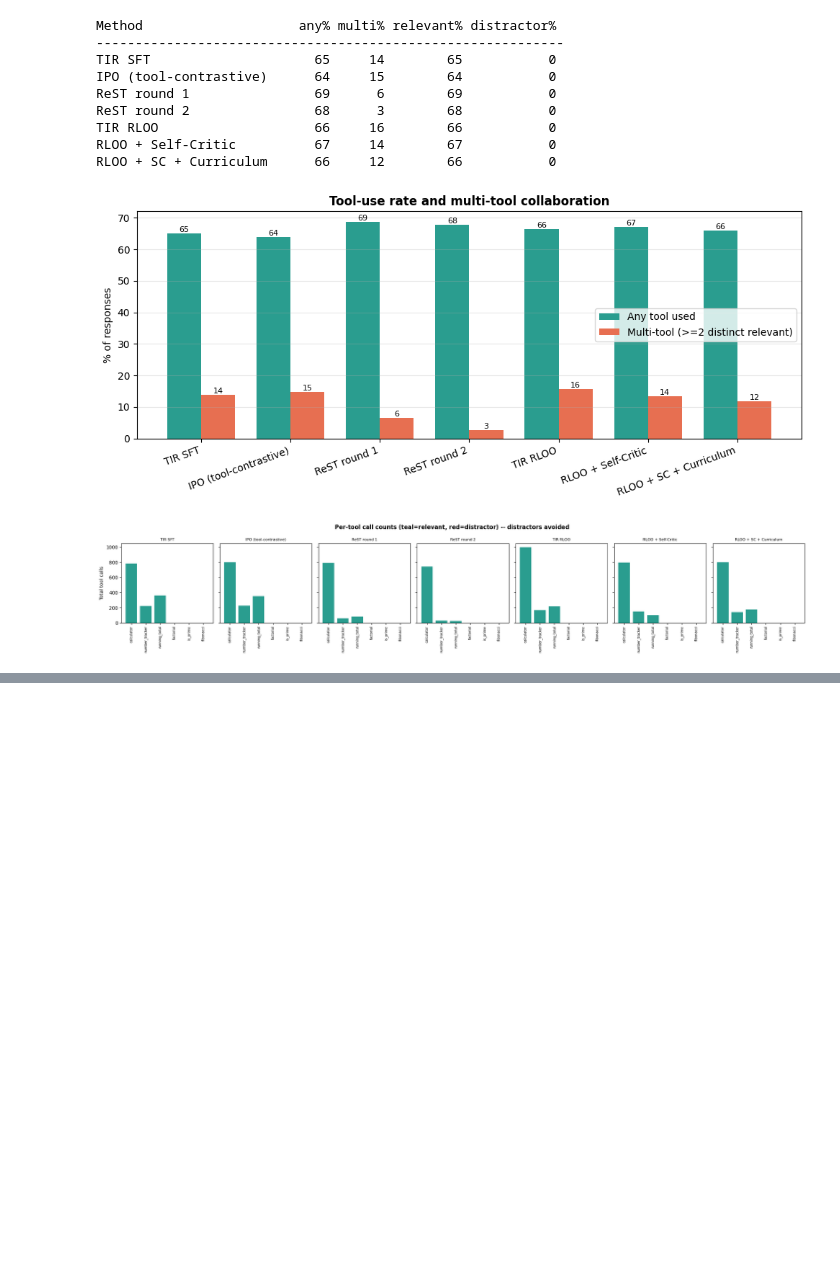
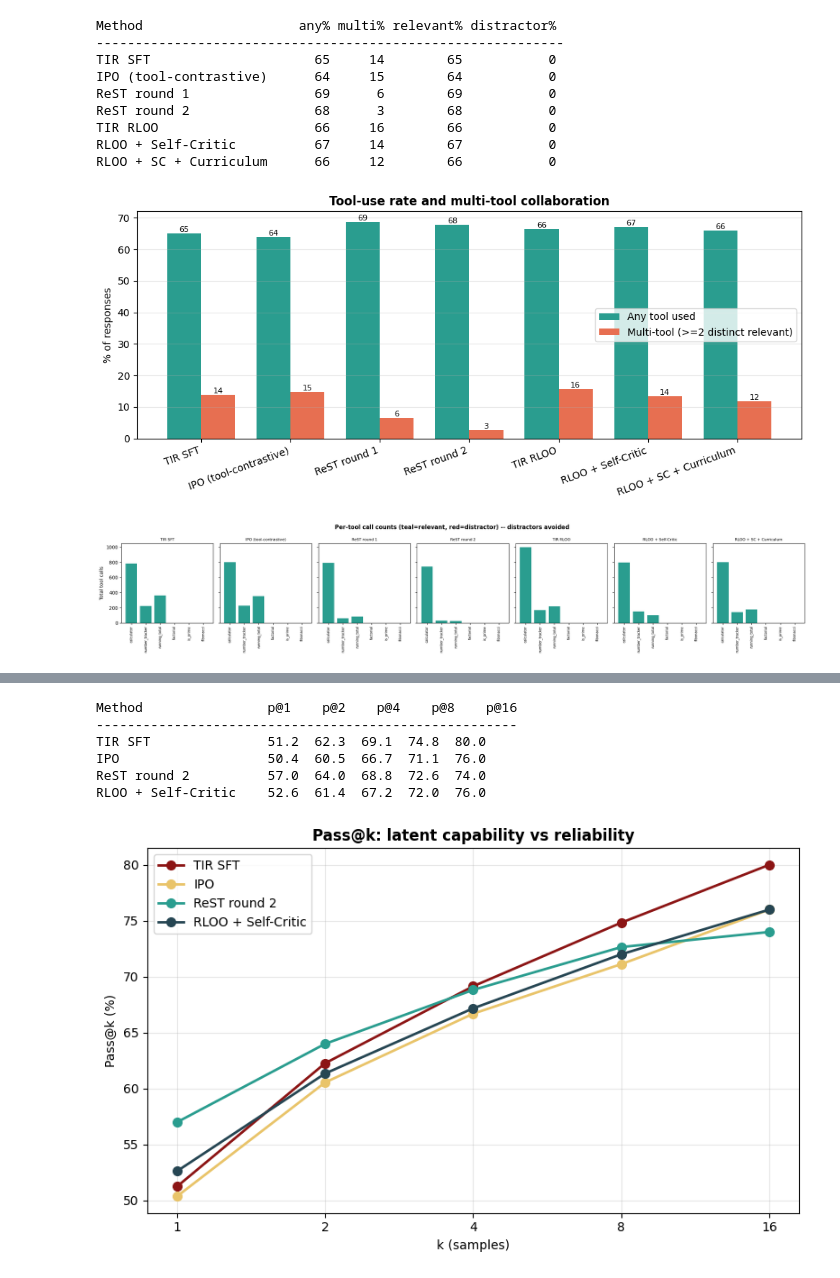
Before and after one commit to Frankdag20/224r-final-project-spr26, a Jupyter notebook: evaluation/results_consolidation/results_consolidation.ipynb, the cells around one changed output, grey strips where cells are left out. Saved outputs shown, nothing was run; the diff lists cells and outputs as text; code cells hidden in the pictures; blank space fills up the shorter version.

Commit message:
Add pass@K plots to notebook

```diff
--- a/evaluation/results_consolidation/results_consolidation.ipynb
+++ b/evaluation/results_consolidation/results_consolidation.ipynb
@@ -34,6 +34,19 @@ def metrics(f):
                 tool_use=100*sum('<use_tool>' in r for r in rp)/len(rp),
                 mean_calls=sum(r.count('<use_tool>') for r in rp)/len(rp))
 
+def passk(f, ks=(1,2,4,8,16)):
+    from math import comb
+    rows=load_eval(f)
+    if rows is None: return None
+    out={}
+    for k in ks:
+        vals=[]
+        for r in rows:
+            n=len(r['scores']); c=sum(1 for s in r['scores'] if s==1.0)
+            vals.append(1.0 if n-c<k else 1.0-comb(n-c,k)/comb(n,k))
+        out[k]=100*sum(vals)/len(vals)
+    return out
+
 def tool_metrics(f):
     rows=load_eval(f)
     if rows is None: return None
@@ -202,0 +224,27 @@ plt.tight_layout(); plt.savefig(f'{FIG_DIR}/per_tool.png',dpi=150,bbox_inches='t
+# %%
+ks=[1,2,4,8,16]
+pk_methods=[('TIR SFT','tir_sft_eval_multiturn.json',CARDINAL),
+            ('IPO','ipo_v3_eval_multiturn.json',GOLD),
+            ('ReST round 2',resolve('rest_v4_eval_multiturn.json') or 'rest_v4_eval_multiturn.json',TEAL),
+            ('RLOO + Self-Critic',RL_FILES['RL_SC'],NAVY)]
+fig,ax=plt.subplots(figsize=(8,5))
+print(f"{'Method':<22}" + ''.join(f'p@{k:<5}' for k in ks))
+print('-'*54)
+for name,f,c in pk_methods:
+    pk=passk(f)
+    if not pk: continue
+    ax.plot(ks,[pk[k] for k in ks],'o-',color=c,lw=2,ms=7,label=name)
+    print(f"{name:<22}" + ''.join(f'{pk[k]:<6.1f}' for k in ks))
+ax.set_xscale('log',base=2); ax.set_xticks(ks); ax.set_xticklabels(ks)
+ax.set_xlabel('k (samples)'); ax.set_ylabel('Pass@k (%)')
+ax.set_title('Pass@k: latent capability vs reliability',fontweight='bold')
+ax.legend(); ax.grid(alpha=0.3)
+plt.tight_layout(); plt.savefig(f'{FIG_DIR}/pass_at_k.png',dpi=150,bbox_inches='tight'); plt.show()
+# %% [output]
+Method                p@1    p@2    p@4    p@8    p@16
+------------------------------------------------------
+TIR SFT               51.2  62.3  69.1  74.8  80.0
+IPO                   50.4  60.5  66.7  71.1  76.0
+ReST round 2          57.0  64.0  68.8  72.6  74.0
+RLOO + Self-Critic    52.6  61.4  67.2  72.0  76.0
+[figure, added]
```
Also changed, not shown: parts of 3 cells of this notebook, 4 other files.
